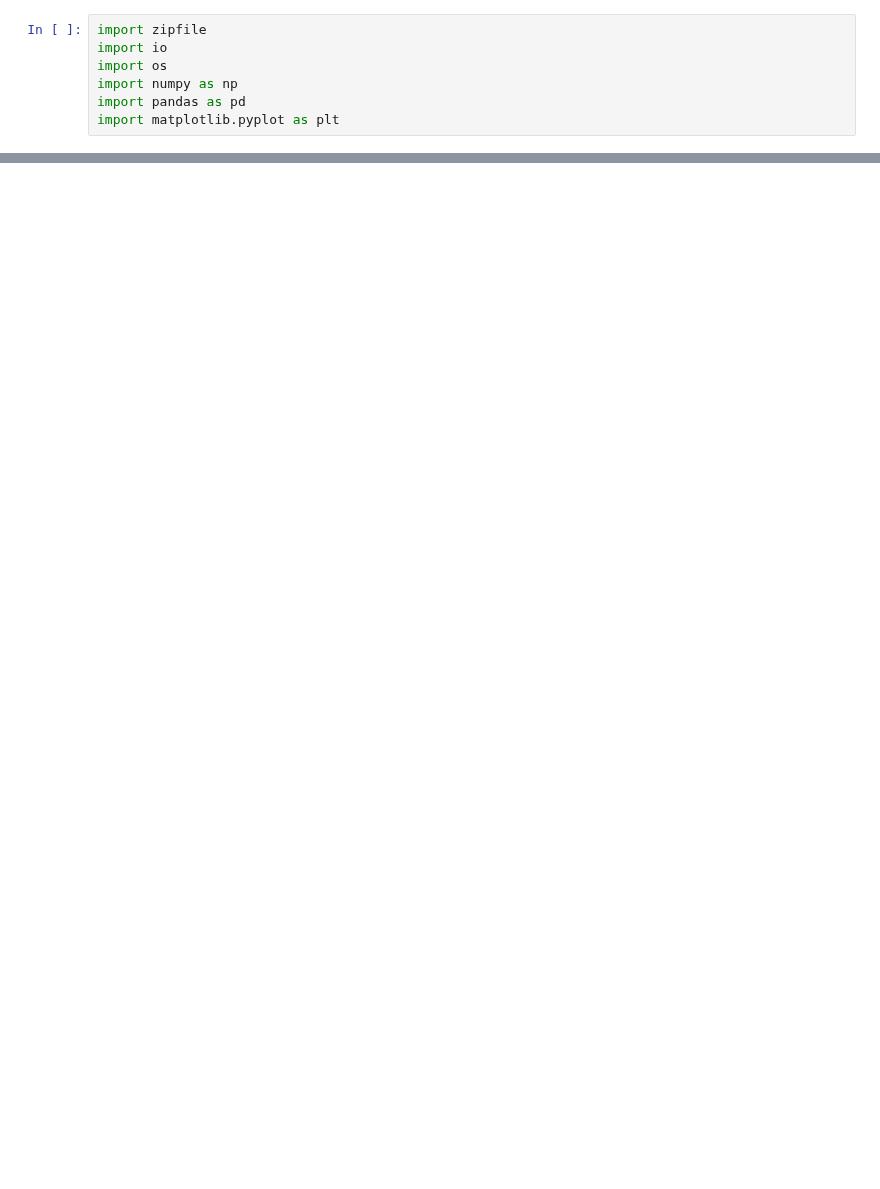
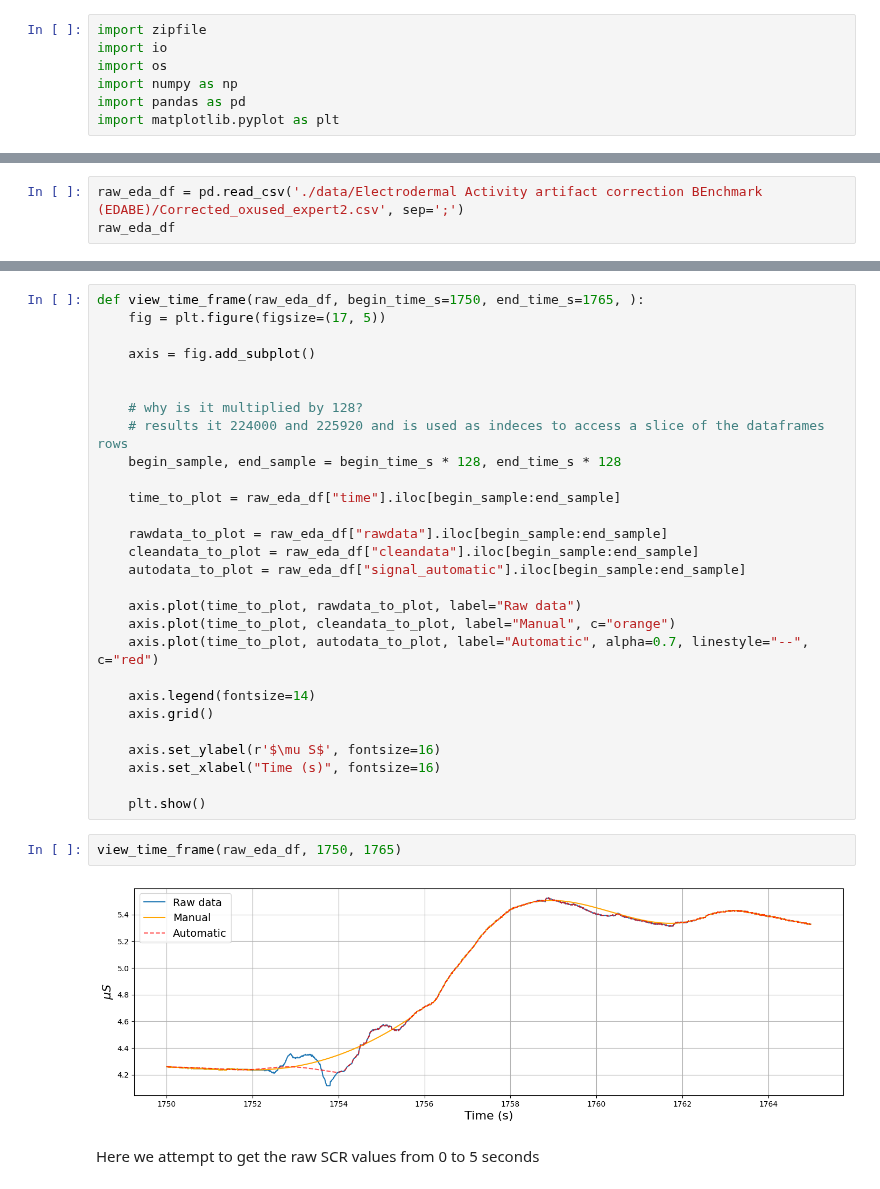
Before and after one commit to 08Aristodemus24/thesis-writing-1, a Jupyter notebook: eda-signal-classifier/experiementation.ipynb, the cells around one changed output, grey strips where cells are left out. Drawn from its saved outputs; the diff is of its cells as text; blank space fills up the shorter version.

```diff
--- a/eda-signal-classifier/experiementation.ipynb
+++ b/eda-signal-classifier/experiementation.ipynb
@@ -12,0 +14,3 @@ FileNotFoundError: [Errno 2] No such file or directory: '.data/Electrodermal Act
+# %%
+raw_eda_df = pd.read_csv('./data/Electrodermal Activity artifact correction BEnchmark (EDABE)/Corrected_oxused_expert2.csv', sep=';')
+raw_eda_df
@@ -12,0 +31,34 @@ FileNotFoundError: [Errno 2] No such file or directory: '.data/Electrodermal Act
+# %%
+def view_time_frame(raw_eda_df, begin_time_s=1750, end_time_s=1765, ):
+    fig = plt.figure(figsize=(17, 5))
+
+    axis = fig.add_subplot()
+
+
+    # why is it multiplied by 128?
+    # results it 224000 and 225920 and is used as indeces to access a slice of the dataframes rows
+    begin_sample, end_sample = begin_time_s * 128, end_time_s * 128
+
+    time_to_plot = raw_eda_df["time"].iloc[begin_sample:end_sample]
+
+    rawdata_to_plot = raw_eda_df["rawdata"].iloc[begin_sample:end_sample]
+    cleandata_to_plot = raw_eda_df["cleandata"].iloc[begin_sample:end_sample]
+    autodata_to_plot = raw_eda_df["signal_automatic"].iloc[begin_sample:end_sample]
+
+    axis.plot(time_to_plot, rawdata_to_plot, label="Raw data")
+    axis.plot(time_to_plot, cleandata_to_plot, label="Manual", c="orange")
+    axis.plot(time_to_plot, autodata_to_plot, label="Automatic", alpha=0.7, linestyle="--", c="red")
+
+    axis.legend(fontsize=14)
+    axis.grid()
+
+    axis.set_ylabel(r'$\mu S$', fontsize=16)
+    axis.set_xlabel("Time (s)", fontsize=16)
+
+    plt.show()
+# %%
+view_time_frame(raw_eda_df, 1750, 1765)
+# %% [output]
+[figure, added]
+# %% [markdown]
+Here we attempt to get the raw SCR values from 0 to 5 seconds
```
Also changed, not shown: parts of 25 cells of this notebook.
